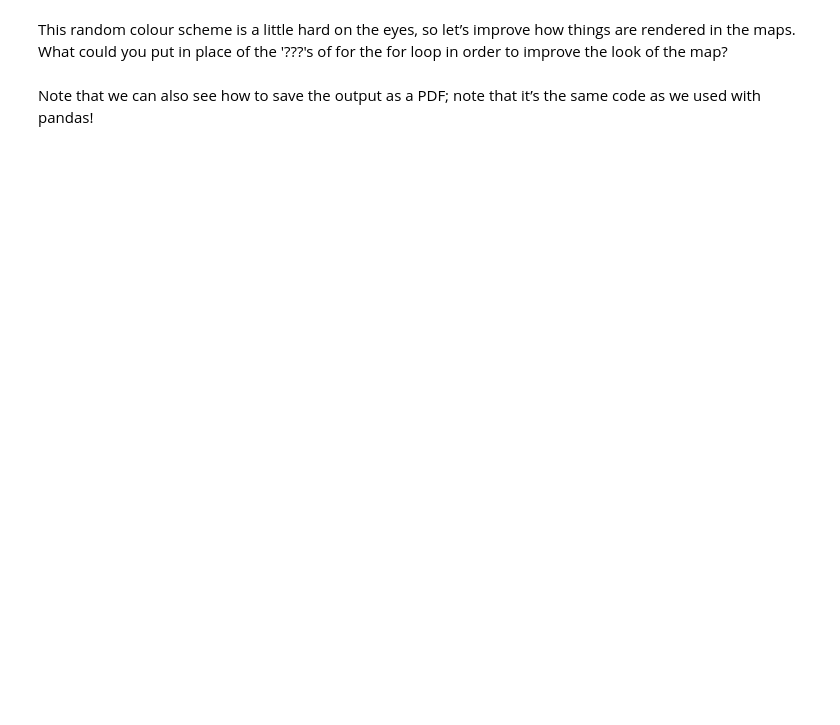
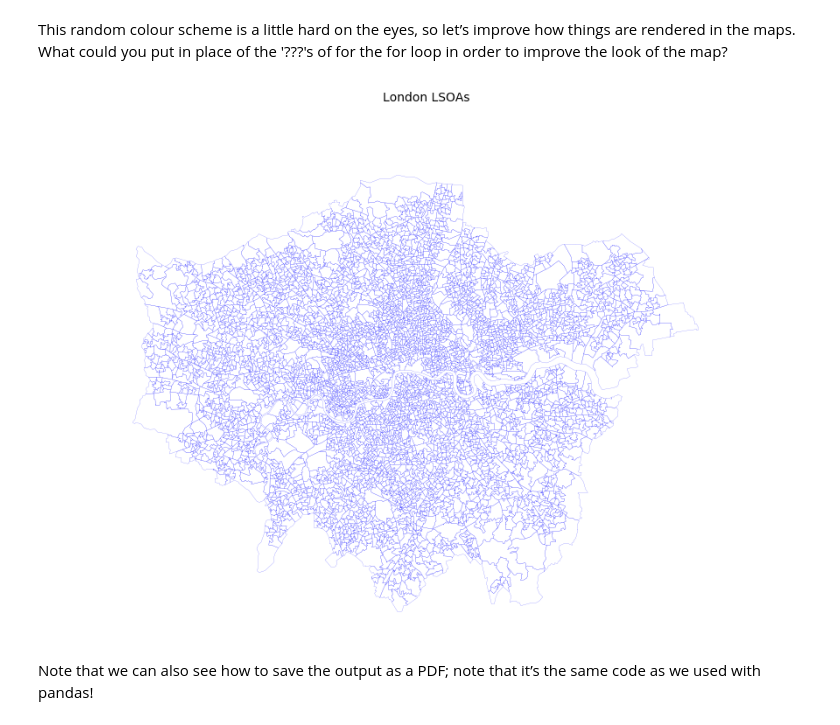
Before and after one commit to kingsgeocomp/spatial-analysis, a Jupyter notebook: New-Practical-2-Mapping and Simple Analysis with Geopandas.ipynb, the cells around one changed output. Cells and saved outputs as stored; diff of their text form; code cells hidden in the pictures; blank space fills up the shorter version.

```diff
--- a/New-Practical-2-Mapping and Simple Analysis with Geopandas.ipynb
+++ b/New-Practical-2-Mapping and Simple Analysis with Geopandas.ipynb
@@ -81,13 +151,15 @@ plt.show()
 This random colour scheme is a little hard on the eyes, so let’s improve how things are rendered in the maps. What could you put in place of the '???'s of for the for loop in order to improve the look of the map?
 # %%
 f, ax = plt.subplots(1, figsize=(10, 7))
-for p in lsoa['geometry']:
-    gpd.plotting.plot_multipolygon(ax, p, edgecolor='???', linewidth=0.1,
-                                   facecolor='white', alpha=???)
+for p in lsoa['geometry'].simplify(50):
+    gpd.plotting.plot_multipolygon(ax, p, edgecolor='blue', linewidth=0.1,
+                                   facecolor='white', alpha=0.25)
 ax.set_axis_off()
 lims = plt.axis('equal')
 f.suptitle('London LSOAs')
 plt.show()
+# %% [output]
+[figure, added]
 # %% [markdown]
 Note that we can also see how to save the output as a PDF; note that it’s the same code as we used with pandas!
 # %%
```
Also changed, not shown: parts of 14 cells of this notebook, 1 other file.
